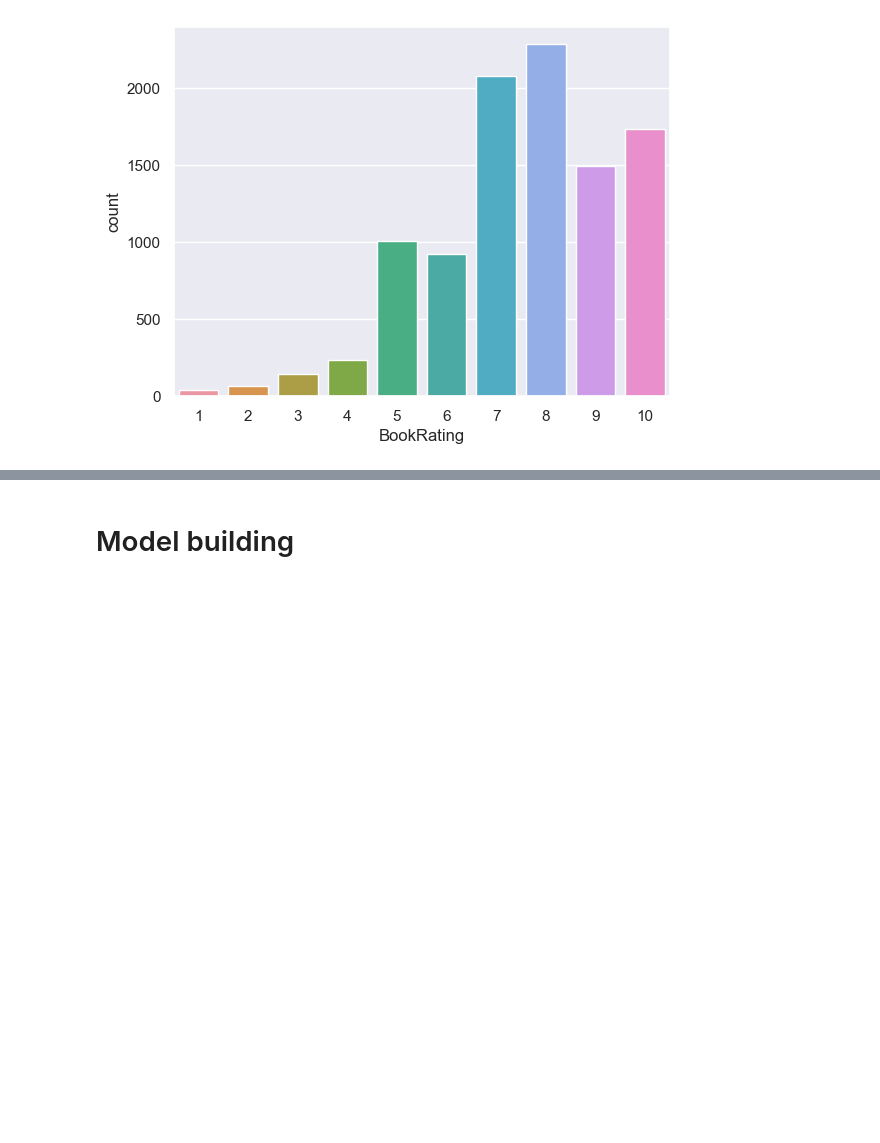
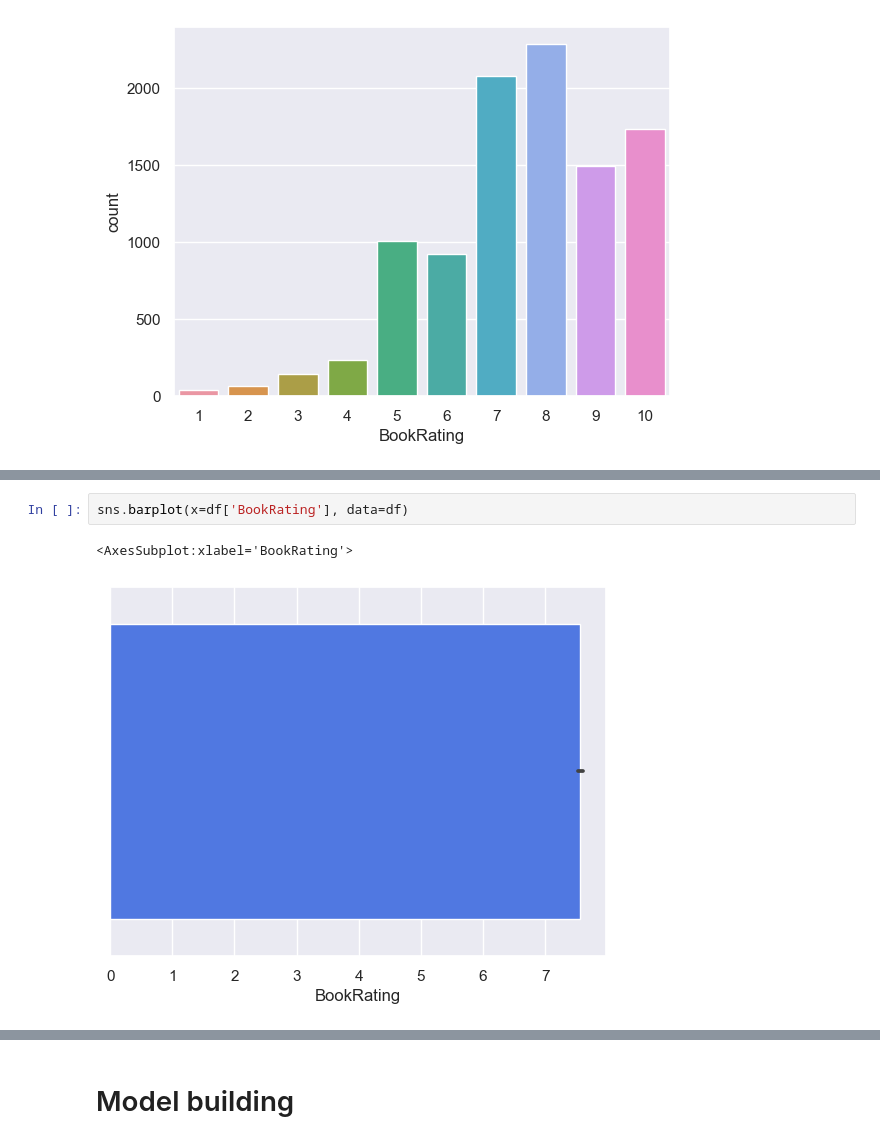
Before and after one commit to Apoorva023/Excelr-Assignment, a Jupyter notebook: Recommendation system/Recommendation system.ipynb, the cells around one changed output, grey strips where cells are left out. Cells and saved outputs as stored; diff of their text form; blank space fills up the shorter version.

```diff
--- a/Recommendation system/Recommendation system.ipynb
+++ b/Recommendation system/Recommendation system.ipynb
@@ -109,0 +115,5 @@ sns.countplot(df['BookRating'])
+# %%
+sns.barplot(x=df['BookRating'], data=df)
+# %% [output]
+<AxesSubplot:xlabel='BookRating'>
+[figure, added]
```
Also changed, not shown: parts of 2 cells of this notebook.
